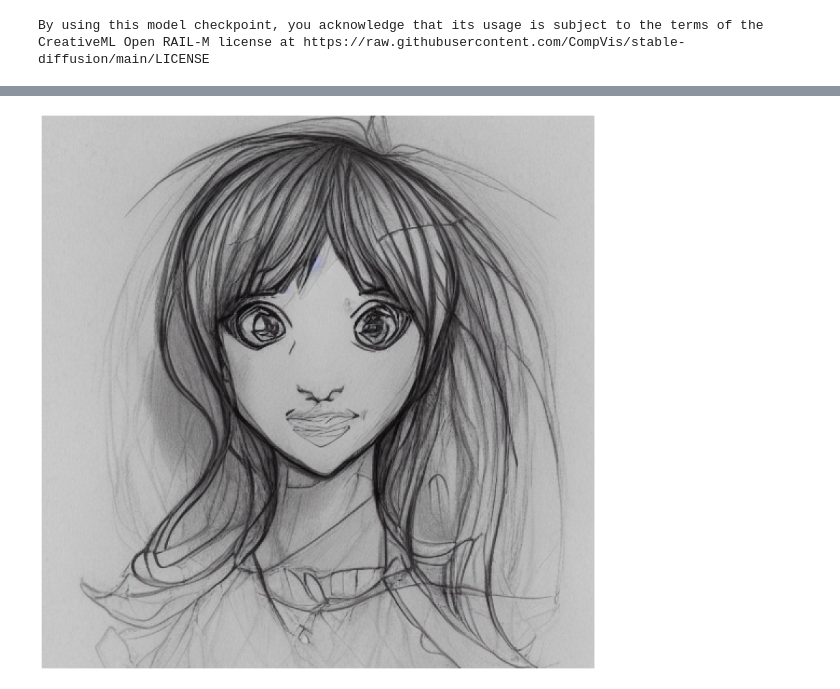
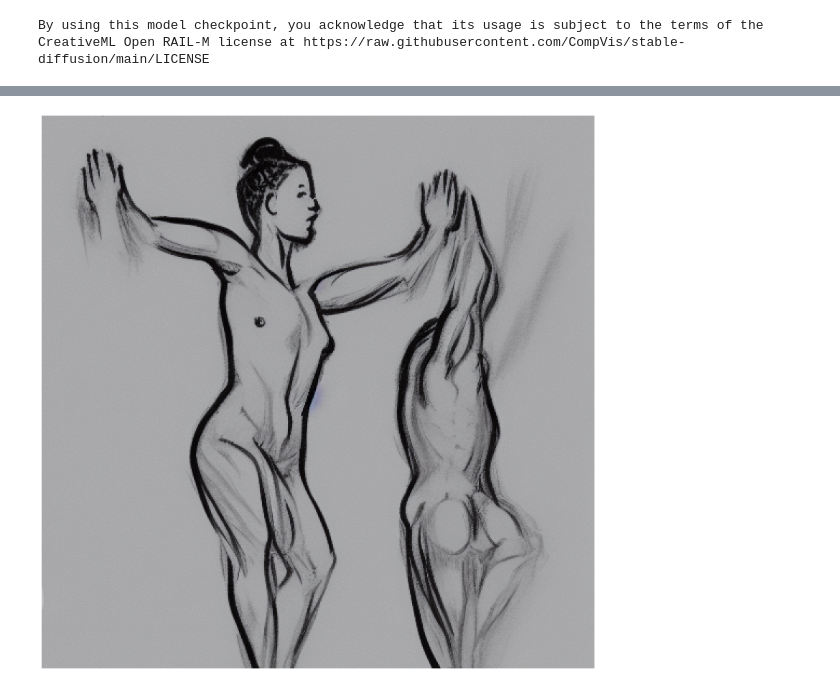
Before and after one commit to Aghead-B/AAI-Digital-Life-Project, a Jupyter notebook: Word_To_Image/Word_to_image.ipynb, the cells around one changed output, grey strips where cells are left out. Drawn from its saved outputs; the diff is of its cells as text; code cells hidden in the pictures.

Commit message:
stable diffusion with reasonable time (2 min)

```diff
--- a/Word_To_Image/Word_to_image.ipynb
+++ b/Word_To_Image/Word_to_image.ipynb
@@ -1,14 +1,21 @@
 # %%
+# https://keras.io/guides/keras_cv/generate_images_with_stable_diffusion/
+
 import time
 import keras_cv
-from tensorflow import keras
+import tensorflow as tf
 import matplotlib.pyplot as plt
 
-model = keras_cv.models.StableDiffusion(img_width=512, img_height=512)
+model = keras_cv.models.StableDiffusion(img_width=512, img_height=512, jit_compile=True)
 # %% [output]
 By using this model checkpoint, you acknowledge that its usage is subject to the terms of the CreativeML Open RAIL-M license at https://raw.githubusercontent.com/CompVis/stable-diffusion/main/LICENSE
 # %%
-images = model.text_to_image("bloom sketch", batch_size=1)
+images = model.text_to_image(
+    prompt="Naked woman doing jumping jacks sketch.",
+    batch_size=1,  # How many images to generate at once
+    num_steps=10,  # Number of iterations (controls image quality)
+    seed=123,  # Set this to always get the same image from the same prompt
+)
 
 
 def plot_images(images):
@@ -19,5 +26,5 @@ def plot_images(images):
         plt.axis("off")
 
 
-plot_images(images)
+print(plot_images(images))
 # %% [output]
@@ -25,2 +33,2 @@ plot_images(images)
-[figure, old version]
+[figure, new version]
 # %%
```
Also changed, not shown: parts of 3 cells of this notebook, 1 other file.
